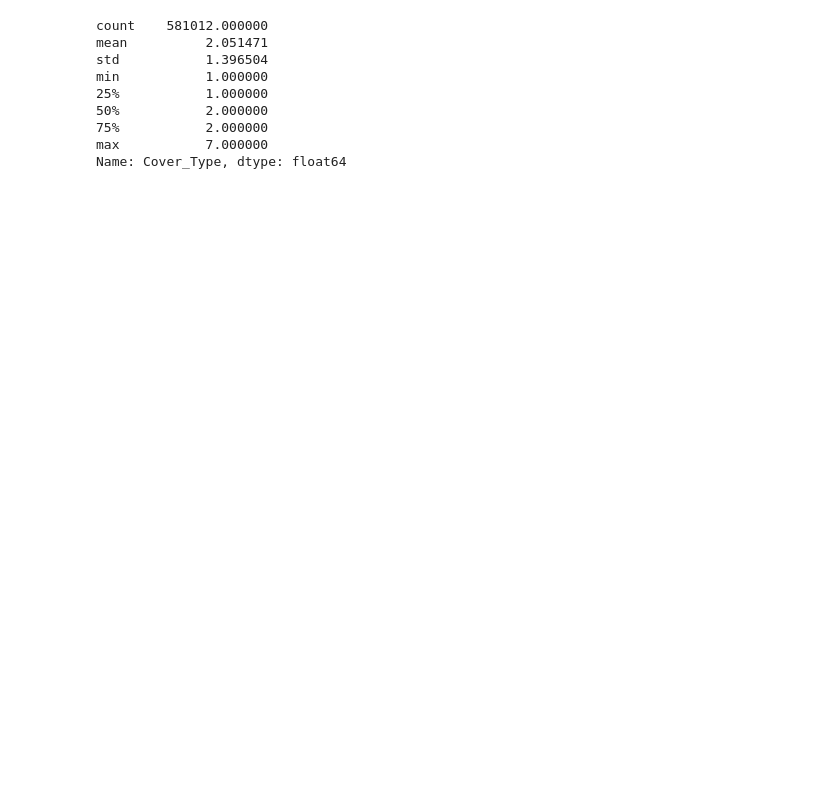
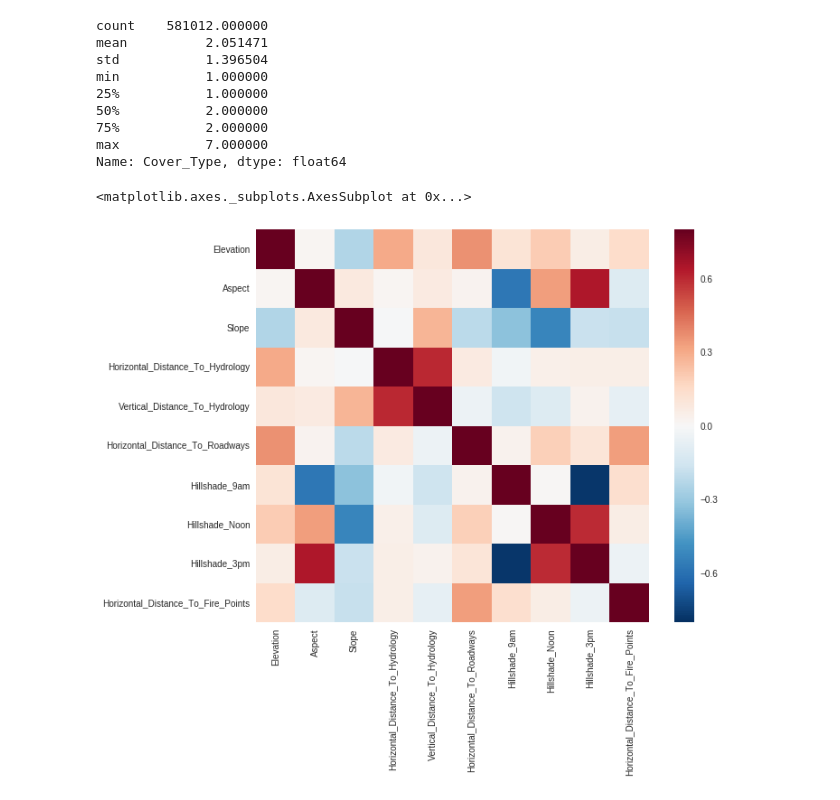
Before and after one commit to RomaricKanyamibwa/ForestCoverTypePrediction, a Jupyter notebook: ForestCoverTypePrediction.ipynb, the cells around one changed output. Cells and saved outputs as stored; diff of their text form; code cells hidden in the pictures; blank space fills up the shorter version.

```diff
--- a/ForestCoverTypePrediction.ipynb
+++ b/ForestCoverTypePrediction.ipynb
@@ -108,0 +77,11 @@ Name: Cover_Type, dtype: float64
+# %%
+import seaborn as sns
+#Matrice de correlation ,on va  étudier l'intensité de la liaison qui peut exister entre les differents variables
+
+size = 10
+corrmat = covtype.iloc[:,:size].corr()
+f, ax = plt.subplots(figsize = (10,8))
+sns.heatmap(corrmat,vmax=0.8,square=True)
+# %% [output]
+<matplotlib.axes._subplots.AxesSubplot at 0x...>
+[figure, added]
```
Also changed, not shown: parts of 5 cells of this notebook.
